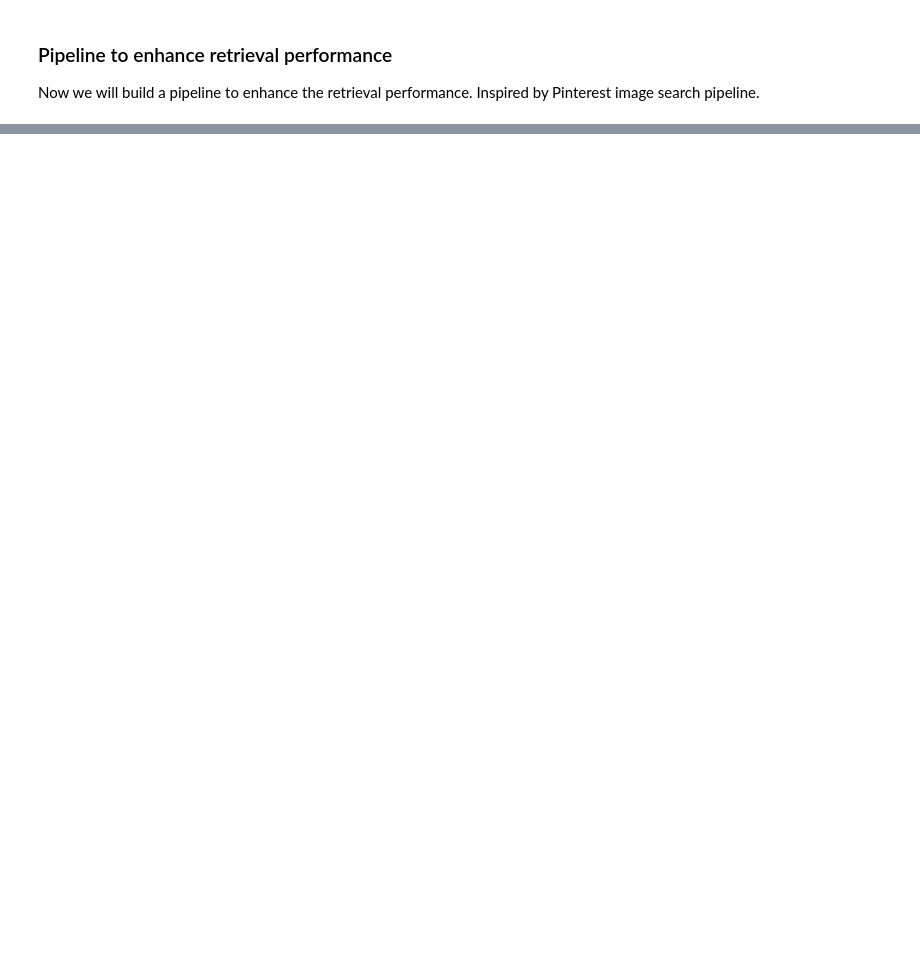
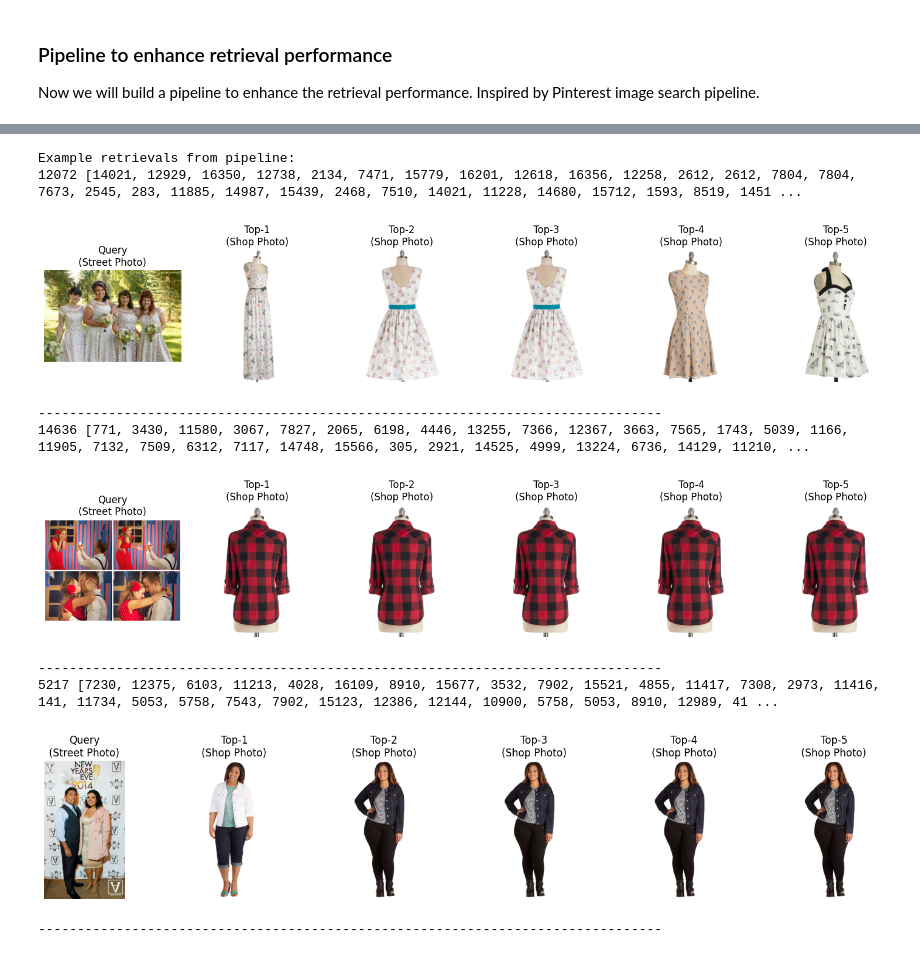
Before and after one commit to MohammedYaseen97/shopping-image-search, a Jupyter notebook: performance.ipynb, the cells around one changed output, grey strips where cells are left out. Saved outputs shown, nothing was run; the diff lists cells and outputs as text; code cells hidden in the pictures; blank space fills up the shorter version.

```diff
--- a/performance.ipynb
+++ b/performance.ipynb
@@ -183,3 +176,31 @@ plt.show()
 # %% [markdown]
 ### Pipeline to enhance retrieval performance
 Now we will build a pipeline to enhance the retrieval performance. Inspired by Pinterest image search pipeline.
+# %%
+import json
+import torch
+from tqdm import tqdm
+import torchvision.transforms as transforms
+from transformers import Blip2Processor, Blip2ForConditionalGeneration
+from sentence_transformers import SentenceTransformer
+import faiss
+import time
+import gc
+
+from dataset import Street2ShopImageSimilarityTestDataset
+
+test_dataset = Street2ShopImageSimilarityTestDataset(ratio=0.6)
+resize_transform = transforms.Resize((224, 224))
+
+def shop_transform(image):
+    if not image.mode == "RGB":
+        image = image.convert("RGB")
+    return resize_transform(image)
+
+# Apply the transformation to each image in the dataset
+shop_images = [shop_transform(item['shop_photo_image']) for item in tqdm(test_dataset.test_dataset, desc="Loading shop images")]
+
+del test_dataset
+gc.collect()
+
+print(shop_images[0])
@@ -428,0 +607,17 @@ print("Final results:", final_results)
+# %%
+print("Example retrievals from pipeline:")
+for query_idx, retrieved_indices in pipeline_visualization_data[:3]:
+    print(query_idx, retrieved_indices)
+    plot_retrieval_results(test_dataset, query_idx, retrieved_indices)
+    print("-" * 80)
+# %% [output]
+Example retrievals from pipeline:
+12072 [14021, 12929, 16350, 12738, 2134, 7471, 15779, 16201, 12618, 16356, 12258, 2612, 2612, 7804, 7804, 7673, 2545, 283, 11885, 14987, 15439, 2468, 7510, 14021, 11228, 14680, 15712, 1593, 8519, 1451 ...
+[figure, added]
+--------------------------------------------------------------------------------
+14636 [771, 3430, 11580, 3067, 7827, 2065, 6198, 4446, 13255, 7366, 12367, 3663, 7565, 1743, 5039, 1166, 11905, 7132, 7509, 6312, 7117, 14748, 15566, 305, 2921, 14525, 4999, 13224, 6736, 14129, 11210, ...
+[figure, added]
+--------------------------------------------------------------------------------
+5217 [7230, 12375, 6103, 11213, 4028, 16109, 8910, 15677, 3532, 7902, 15521, 4855, 11417, 7308, 2973, 11416, 141, 11734, 5053, 5758, 7543, 7902, 15123, 12386, 12144, 10900, 5758, 5053, 8910, 12989, 41 ...
+[figure, added]
+--------------------------------------------------------------------------------
```
Also changed, not shown: parts of 13 cells of this notebook, 8 other files.
